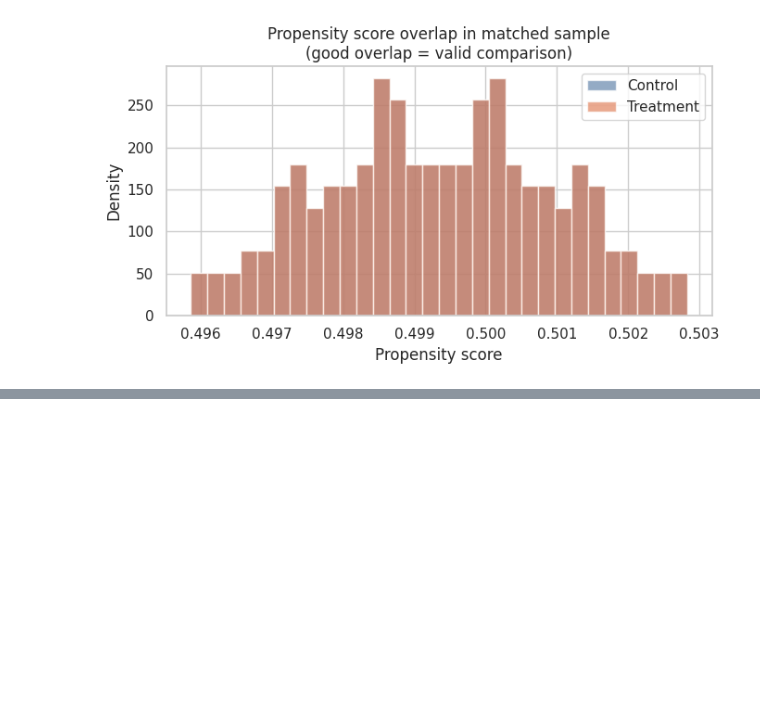
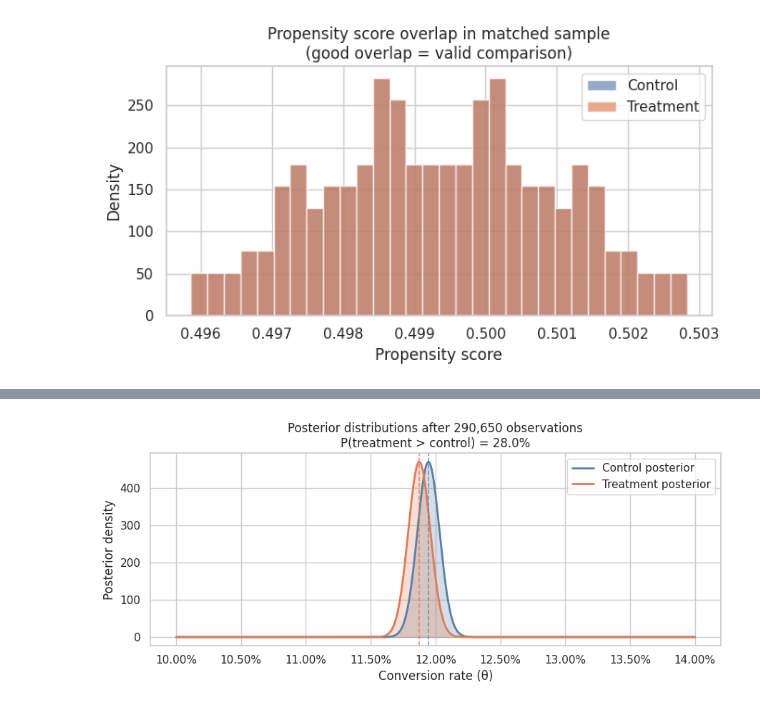
Before and after one commit to danielbandy1/causal-ab-test, a Jupyter notebook: notebooks/ab_analysis.ipynb, the cells around one changed output, grey strips where cells are left out. Cells and saved outputs as stored; diff of their text form; code cells hidden in the pictures; blank space fills up the shorter version.

```diff
--- a/notebooks/ab_analysis.ipynb
+++ b/notebooks/ab_analysis.ipynb
@@ -340,0 +402,29 @@ plt.show()
+# %%
+# Plot the posterior distributions
+a_c, b_c   = bayes['posterior_control']
+a_t, b_t   = bayes['posterior_treatment']
+
+x = np.linspace(0.10, 0.14, 2_000)
+
+fig, ax = plt.subplots(figsize=(9, 4))
+ax.plot(x, sp_stats.beta.pdf(x, a_c, b_c), color="#5b7fa6", lw=2,   label="Control posterior")
+ax.plot(x, sp_stats.beta.pdf(x, a_t, b_t), color="#e07b54", lw=2,   label="Treatment posterior")
+ax.fill_between(x, sp_stats.beta.pdf(x, a_c, b_c), alpha=0.25, color="#5b7fa6")
+ax.fill_between(x, sp_stats.beta.pdf(x, a_t, b_t), alpha=0.25, color="#e07b54")
+
+# Mark posterior means
+ax.axvline(bayes['mean_control'],   color="#5b7fa6", lw=1.2, linestyle="--", alpha=0.8)
+ax.axvline(bayes['mean_treatment'], color="#e07b54", lw=1.2, linestyle="--", alpha=0.8)
+
+ax.set_xlabel("Conversion rate (θ)")
+ax.set_ylabel("Posterior density")
+ax.set_title(
+    f"Posterior distributions after {len(df):,} observations\n"
+    f"P(treatment > control) = {bayes['prob_treatment_better']:.1%}"
+)
+ax.xaxis.set_major_formatter(mtick.PercentFormatter(xmax=1))
+ax.legend()
+plt.tight_layout()
+plt.show()
+# %% [output]
+[figure, added]
```
Also changed, not shown: parts of 11 cells of this notebook, 8 other files.
